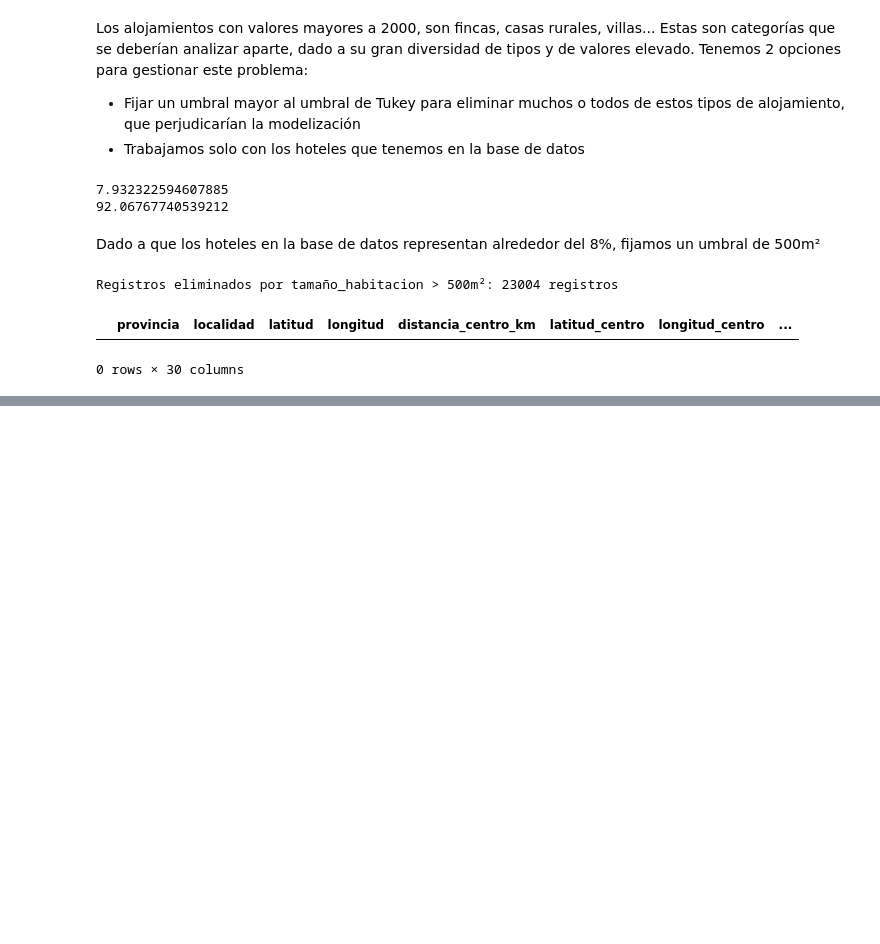
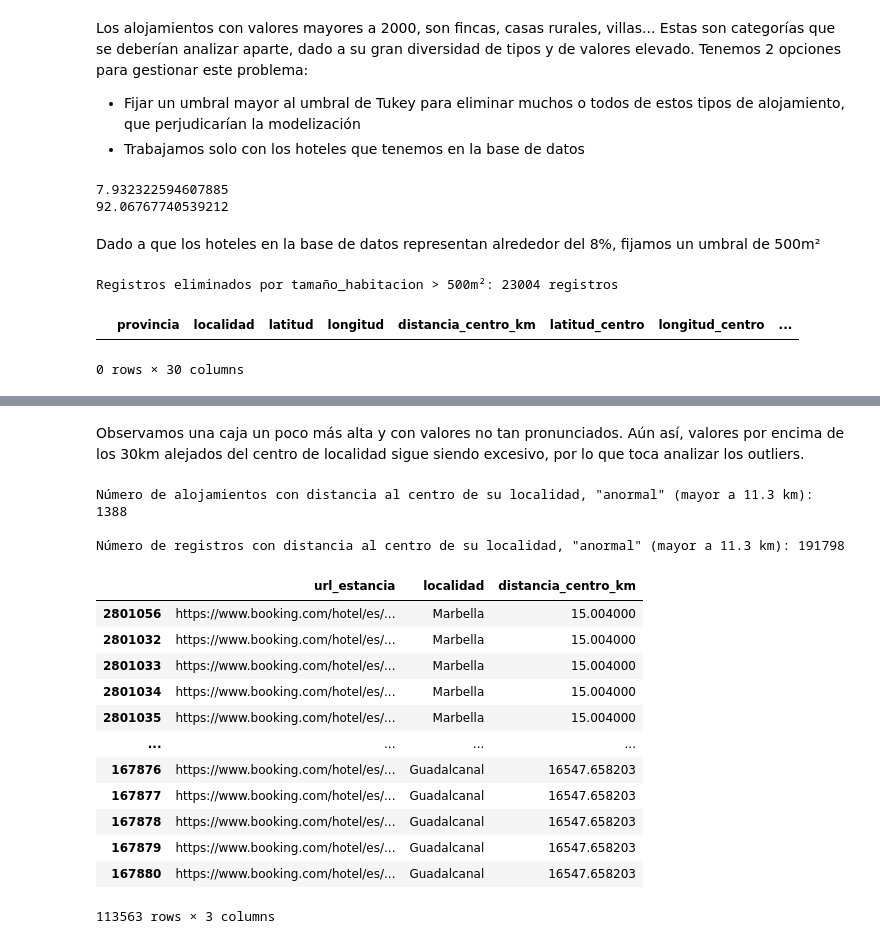
Before and after one commit to Marjimleo3/TFG, a Jupyter notebook: TFG_Chollos/Cleaning/Analizador.ipynb, the cells around one changed output, grey strips where cells are left out. Drawn from its saved outputs; the diff is of its cells as text; code cells hidden in the pictures; blank space fills up the shorter version.

```diff
--- a/TFG_Chollos/Cleaning/Analizador.ipynb
+++ b/TFG_Chollos/Cleaning/Analizador.ipynb
@@ -137,0 +154,24 @@ KeyboardInterrupt:
+# %% [markdown]
+Observamos una caja un poco más alta y con valores no tan pronunciados. Aún así, valores por encima de los 30km alejados del centro de localidad sigue siendo excesivo, por lo que toca analizar los outliers.
+# %%
+outliers, big_inf, big_sup = get_outliers(df, 'distancia_centro_km')
+print(f'Número de alojamientos con distancia al centro de su localidad, "anormal" (mayor a {big_sup.round(1)} km):', len(outliers['url_estancia'].unique()), '\n')
+print(f'Número de registros con distancia al centro de su localidad, "anormal" (mayor a {big_sup.round(1)} km):', len(outliers),'\n')
+outliers[outliers['distancia_centro_km'] > 15][['url_estancia', 'localidad', 'distancia_centro_km']].sort_values('distancia_centro_km')
+# %% [output]
+Número de alojamientos con distancia al centro de su localidad, "anormal" (mayor a 11.3 km): 1388
+
+Número de registros con distancia al centro de su localidad, "anormal" (mayor a 11.3 km): 191798
+|  | url_estancia | localidad | distancia_centro_km |
+| 2801056 | https://www.booking.com/hotel/es/... | Marbella | 15.004000 |
+| 2801032 | https://www.booking.com/hotel/es/... | Marbella | 15.004000 |
+| 2801033 | https://www.booking.com/hotel/es/... | Marbella | 15.004000 |
+| 2801034 | https://www.booking.com/hotel/es/... | Marbella | 15.004000 |
+| 2801035 | https://www.booking.com/hotel/es/... | Marbella | 15.004000 |
+| ... | ... | ... | ... |
+| 167876 | https://www.booking.com/hotel/es/... | Guadalcanal | 16547.658203 |
+| 167877 | https://www.booking.com/hotel/es/... | Guadalcanal | 16547.658203 |
+| 167878 | https://www.booking.com/hotel/es/... | Guadalcanal | 16547.658203 |
+| 167879 | https://www.booking.com/hotel/es/... | Guadalcanal | 16547.658203 |
+| 167880 | https://www.booking.com/hotel/es/... | Guadalcanal | 16547.658203 |
+113563 rows × 3 columns
```
Also changed, not shown: parts of 11 cells of this notebook, 4 other files.
